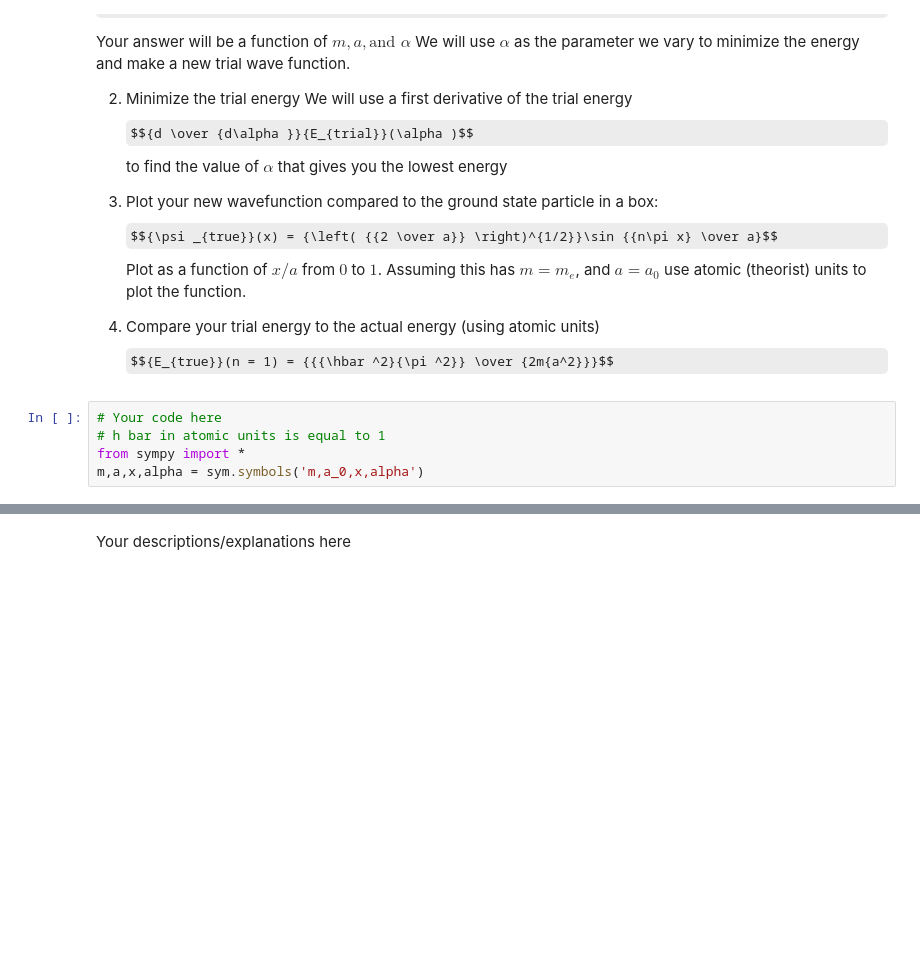
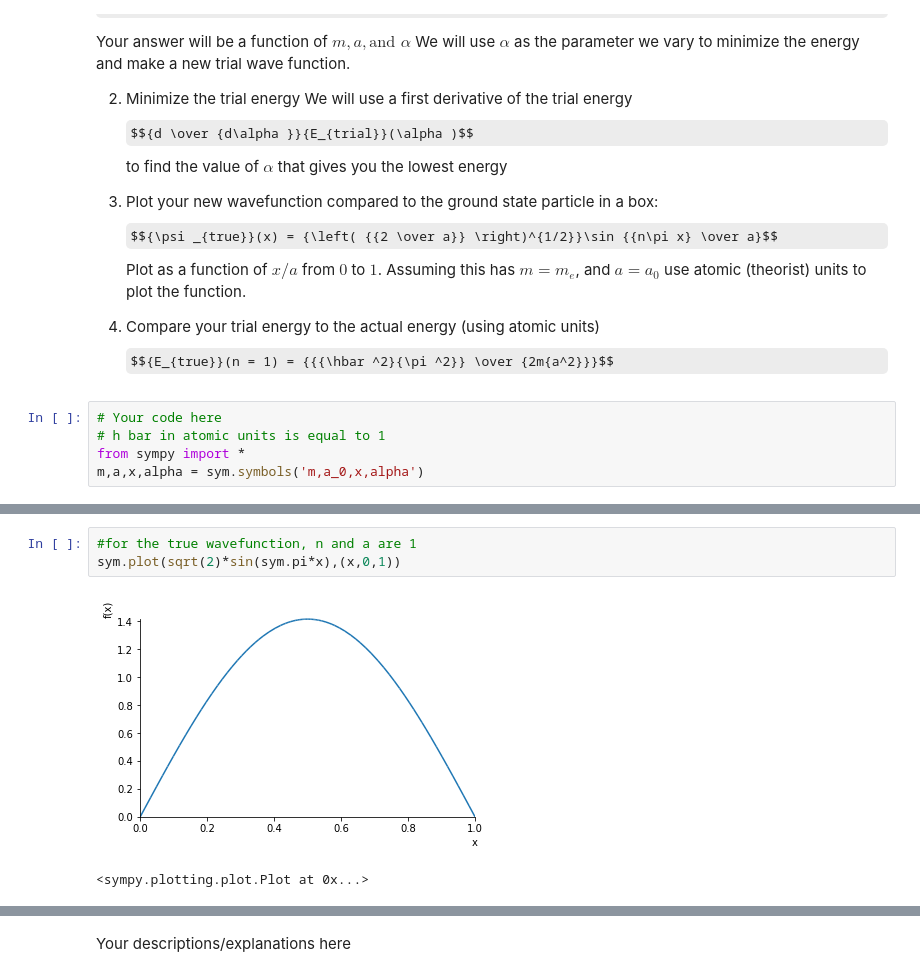
Before and after one commit to sju-chem264-2019/10-3-19-lecture-daliahassan98, a Jupyter notebook: variational-principle.ipynb, the cells around one changed output, grey strips where cells are left out. Cells and saved outputs as stored; diff of their text form; some formulas as TeX source; blank space fills up the shorter version.

```diff
--- a/variational-principle.ipynb
+++ b/variational-principle.ipynb
@@ -104,0 +144,6 @@ function.subs(alpha,-5.7405696334359)
+# %%
+#for the true wavefunction, n and a are 1
+sym.plot(sqrt(2)*sin(sym.pi*x),(x,0,1))
+# %% [output]
+[figure, added]
+<sympy.plotting.plot.Plot at 0x...>
```
Also changed, not shown: parts of 15 cells of this notebook.
